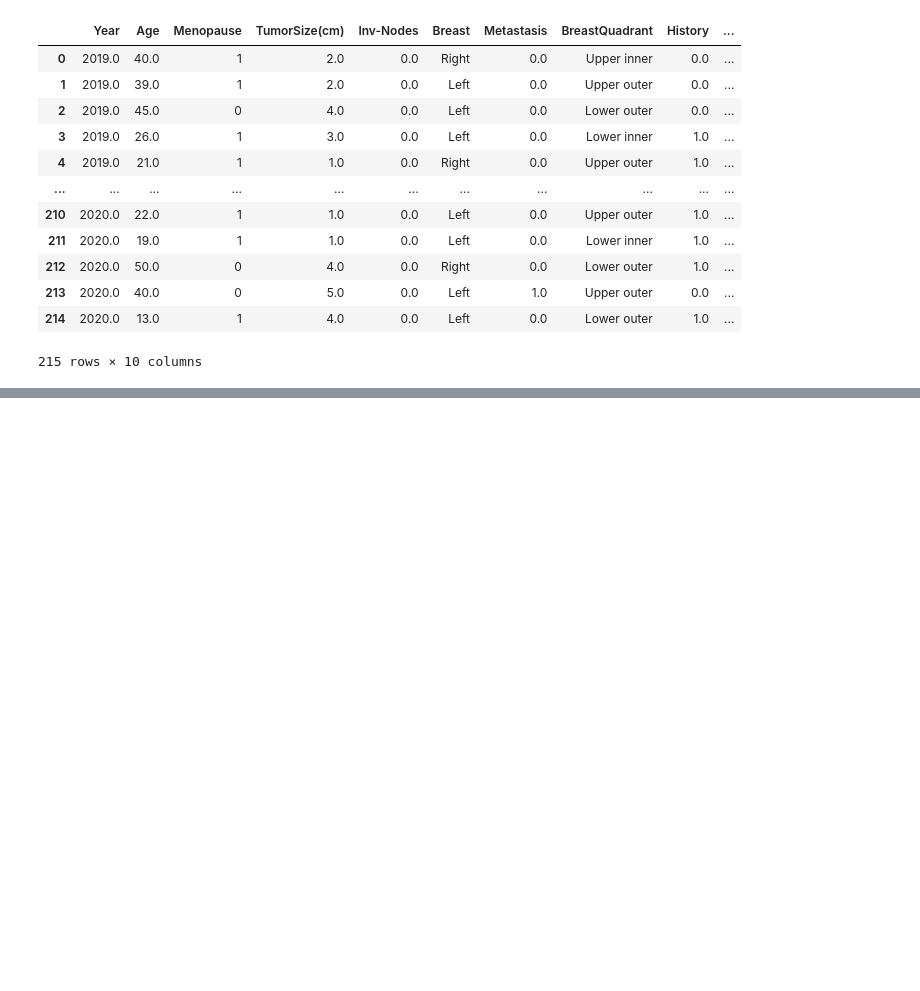
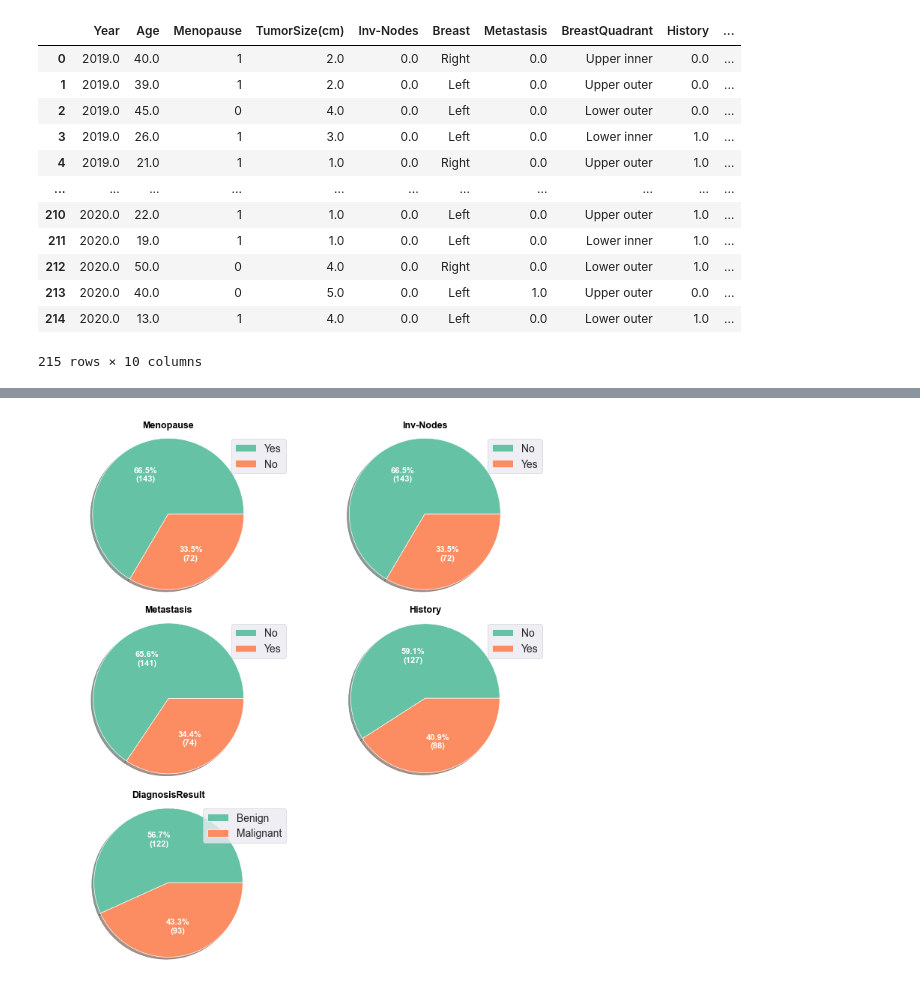
Before and after one commit to Sandra-Nene/Data-Science-Portfolio, a Jupyter notebook: Code/BreastCancer_ClassificationModel.ipynb, the cells around one changed output, grey strips where cells are left out. Saved outputs shown, nothing was run; the diff lists cells and outputs as text; code cells hidden in the pictures; blank space fills up the shorter version.

```diff
--- a/Code/BreastCancer_ClassificationModel.ipynb
+++ b/Code/BreastCancer_ClassificationModel.ipynb
@@ -303,0 +426,30 @@ columns_to_plot = ['Age', 'TumorSize']
+# %%
+columns_to_plot = [ 'Menopause', 'Inv-Nodes','Metastasis','History','DiagnosisResult']
+def make_pieplot(values):
+    def pie_autopct(pct):
+        total = sum(values)
+        val = int(round(pct*total/100.0))
+        return f'{pct:.1f}%\n({val})'
+    return pie_autopct
+
+fig,ax = plt.subplots(nrows = 4, ncols = 2, figsize = (7,10))
+ax = ax.flat
+
+#to loop through each column to create a pie chart
+for i,col in enumerate(columns_to_plot):
+    class_ =df[col].value_counts().to_frame()
+    labels = class_.index
+    values = class_.iloc[:,0].to_list()
+    color = cm.get_cmap('Set2')(range(len(values)))
+    ax[i].pie(x = values, labels = labels, autopct=make_pieplot(values), shadow = True,colors = color, textprops = {'color':'white', 'fontsize':8, 'fontweight':'bold'})
+    ax[i].legend(labels)
+    ax[i].set_title(col, fontsize = 9, fontweight = "bold", color = "black")
+    ax[i].axis('equal')
+
+for j in range(len(columns_to_plot), len(ax)):
+    fig.delaxes(ax[j])
+
+fig.tight_layout()
+plt.show()
+# %% [output]
+[figure, added]
```
Also changed, not shown: parts of 45 cells of this notebook.
